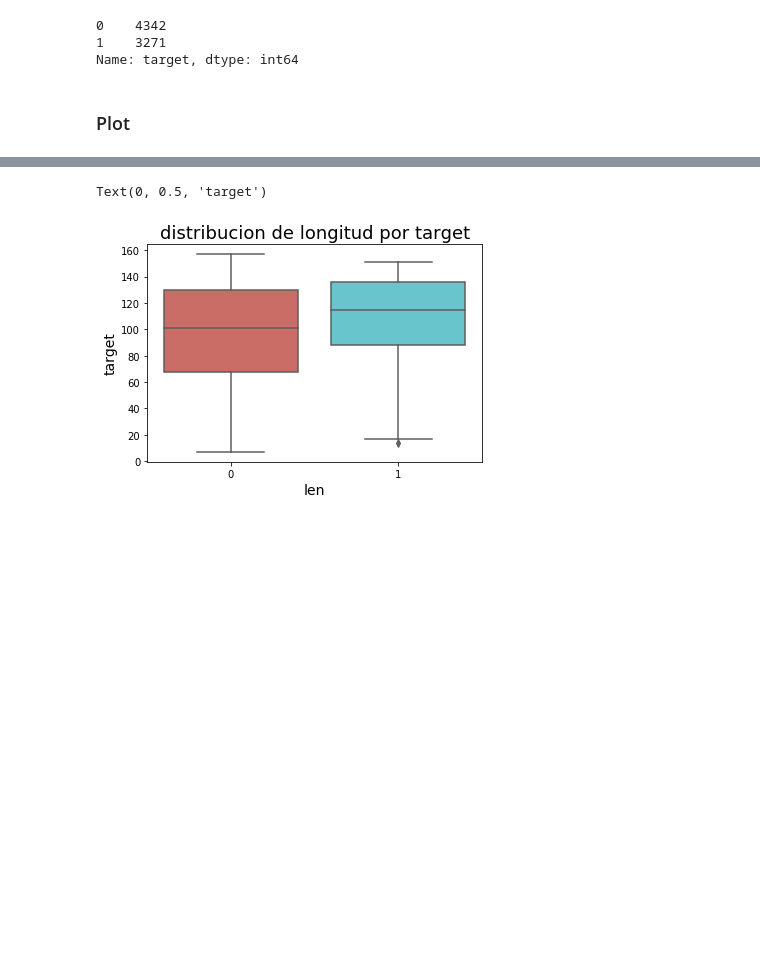
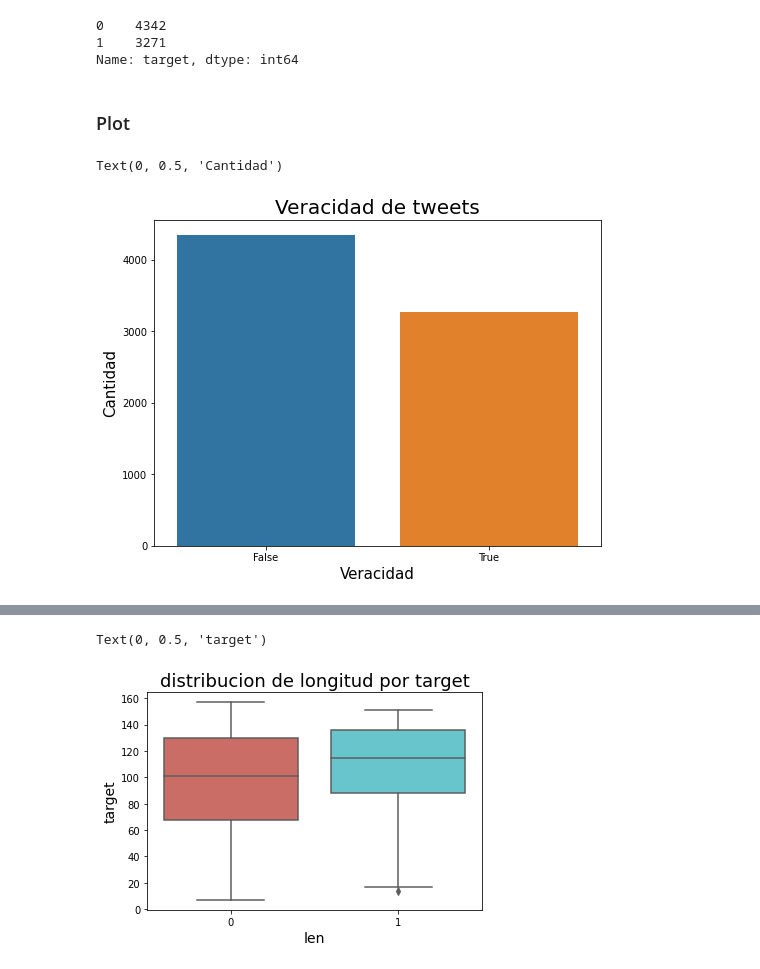
Before and after one commit to pablbob/9558-7506-Data-Hunters, a Jupyter notebook: TP1.ipynb, the cells around one changed output, grey strips where cells are left out. Drawn from its saved outputs; the diff is of its cells as text; code cells hidden in the pictures; blank space fills up the shorter version.

```diff
--- a/TP1.ipynb
+++ b/TP1.ipynb
@@ -298,6 +298,15 @@ train['target'].value_counts()
 Name: target, dtype: int64
 # %% [markdown]
 ### Plot
+# %%
+plt.figure(figsize=(8, 6))
+sb.countplot(x=train['target'] == 1)
+plt.title("Veracidad de tweets", fontsize=20)
+plt.xlabel("Veracidad", fontsize=15)
+plt.ylabel("Cantidad", fontsize=15)
+# %% [output]
+Text(0, 0.5, 'Cantidad')
+[figure, added]
 # %%
 g1 = sb.distplot(train[train['target'] == 1]['len_text'], color="blue", label='len_text in target true', hist=False)
 g1 = sb.distplot(train[train['target'] == 0]['len_text'], color="red", label='len_text in target false', hist=False)
```
Also changed, not shown: parts of 37 cells of this notebook.
